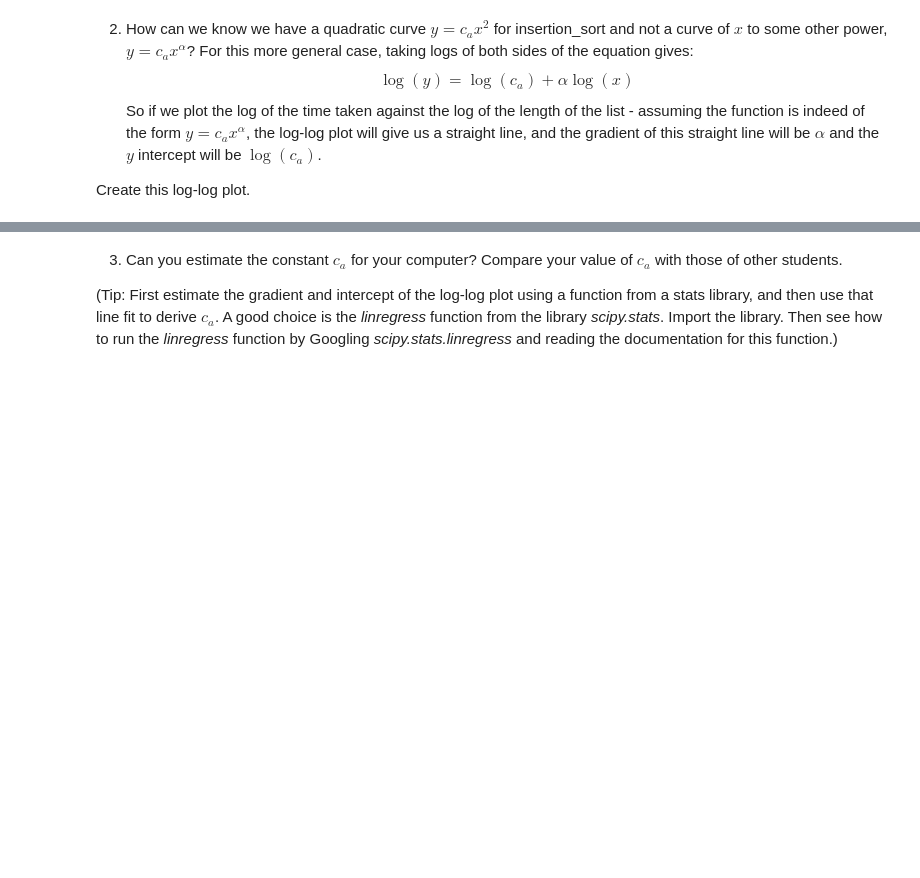
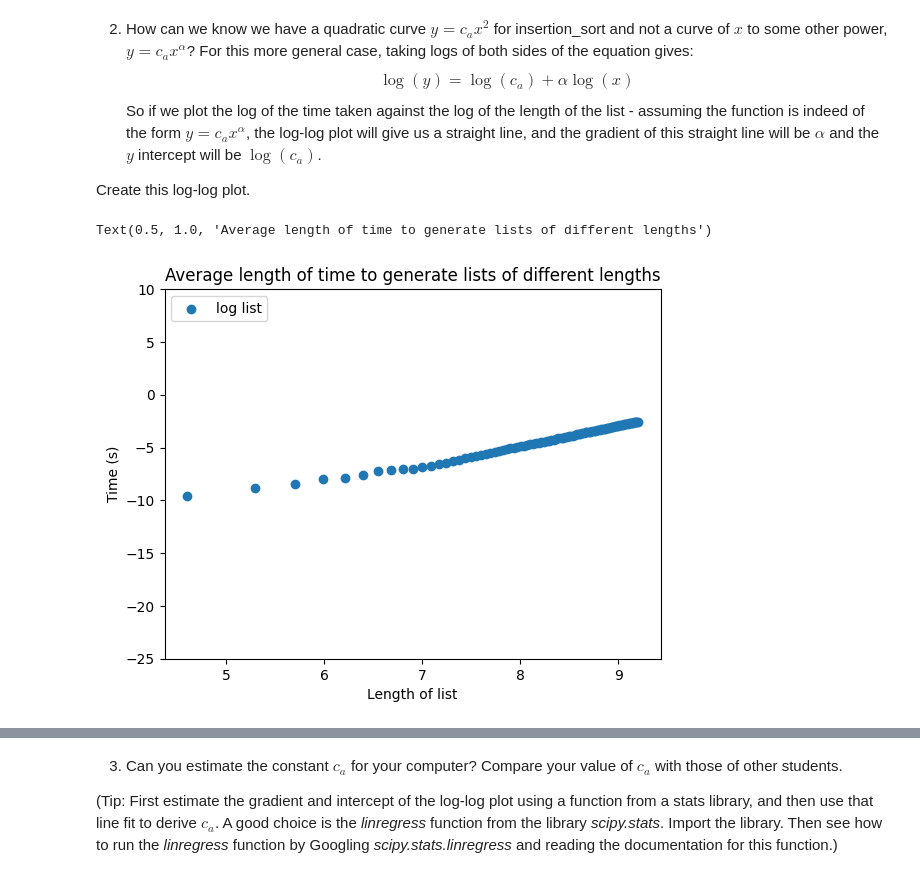
Before and after one commit to LukeBirkett/study-planner, a Jupyter notebook: 969G5_Algorithmic_Data_Science/weeks/week_2/lab/week3lab.ipynb, the cells around one changed output, grey strips where cells are left out. Saved outputs shown, nothing was run; the diff lists cells and outputs as text; code cells hidden in the pictures; blank space fills up the shorter version.

```diff
--- a/969G5_Algorithmic_Data_Science/weeks/week_2/lab/week3lab.ipynb
+++ b/969G5_Algorithmic_Data_Science/weeks/week_2/lab/week3lab.ipynb
@@ -74,3 +116,18 @@ $$\log(y) = \log(c_a) + \alpha \log(x)$$
 So if we plot the log of the time taken against the log of the length of the list - assuming the function is indeed of the form $y=c_a x^\alpha$, the log-log plot will give us a straight line, and the gradient of this straight line will be $\alpha$ and the $y$ intercept will be $\log(c_a)$.
 
 Create this log-log plot.
+# %%
+import math
+
+log_xs = [math.log(x) for x in xs]
+log_ys = [math.log(y) for y in ys]
+# %%
+plt.scatter(log_xs,log_ys,label='log list')
+plt.ylim(-25,10)  #you will need to play around with the upper limit depending on your computer
+plt.legend(loc='upper left')
+plt.xlabel('Length of list')
+plt.ylabel('Time (s)')
+plt.title('Average length of time to generate lists of different lengths')
+# %% [output]
+Text(0.5, 1.0, 'Average length of time to generate lists of different lengths')
+[figure, added]
```
Also changed, not shown: parts of 10 cells of this notebook.
